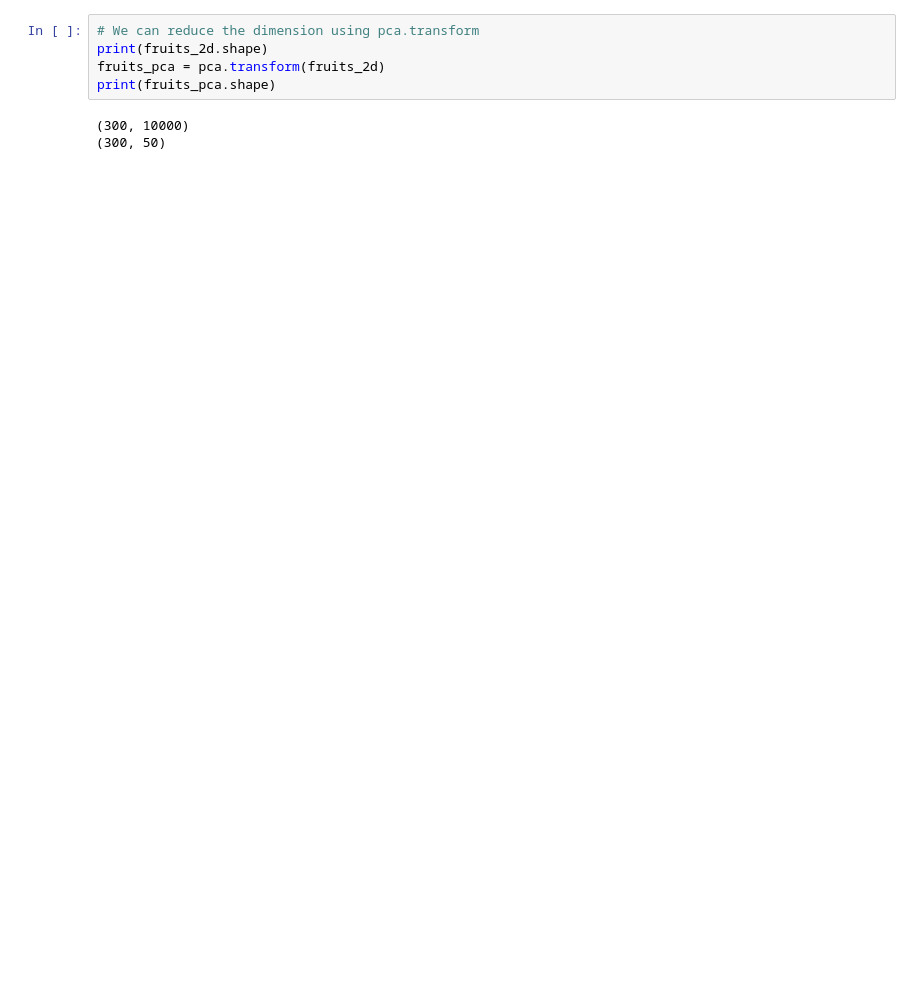
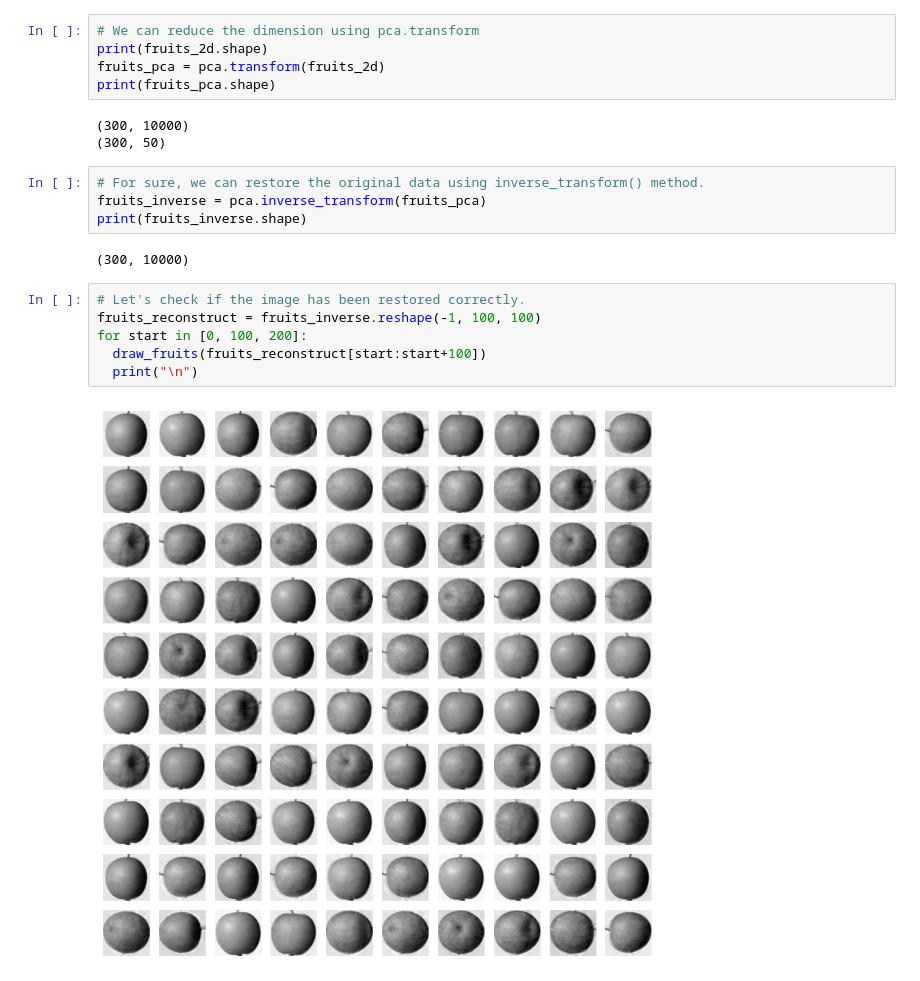
Before and after one commit to Junha9/AI, a Jupyter notebook: Self_Learning_ML_DL/Chapter_06_3.ipynb, the cells around one changed output. Cells and saved outputs as stored; diff of their text form; blank space fills up the shorter version.

Commit message:
progress on chapter 06-3 - restore the data which has been reduced during PCA

```diff
--- a/Self_Learning_ML_DL/Chapter_06_3.ipynb
+++ b/Self_Learning_ML_DL/Chapter_06_3.ipynb
@@ -47,3 +47,17 @@ print(fruits_pca.shape)
 # %% [output]
 (300, 10000)
 (300, 50)
+# %%
+# For sure, we can restore the original data using inverse_transform() method.
+fruits_inverse = pca.inverse_transform(fruits_pca)
+print(fruits_inverse.shape)
+# %% [output]
+(300, 10000)
+# %%
+# Let's check if the image has been restored correctly.
+fruits_reconstruct = fruits_inverse.reshape(-1, 100, 100)
+for start in [0, 100, 200]:
+  draw_fruits(fruits_reconstruct[start:start+100])
+  print("\n")
+# %% [output]
+[figure, added]
```
Also changed, not shown: parts of 2 cells of this notebook.
